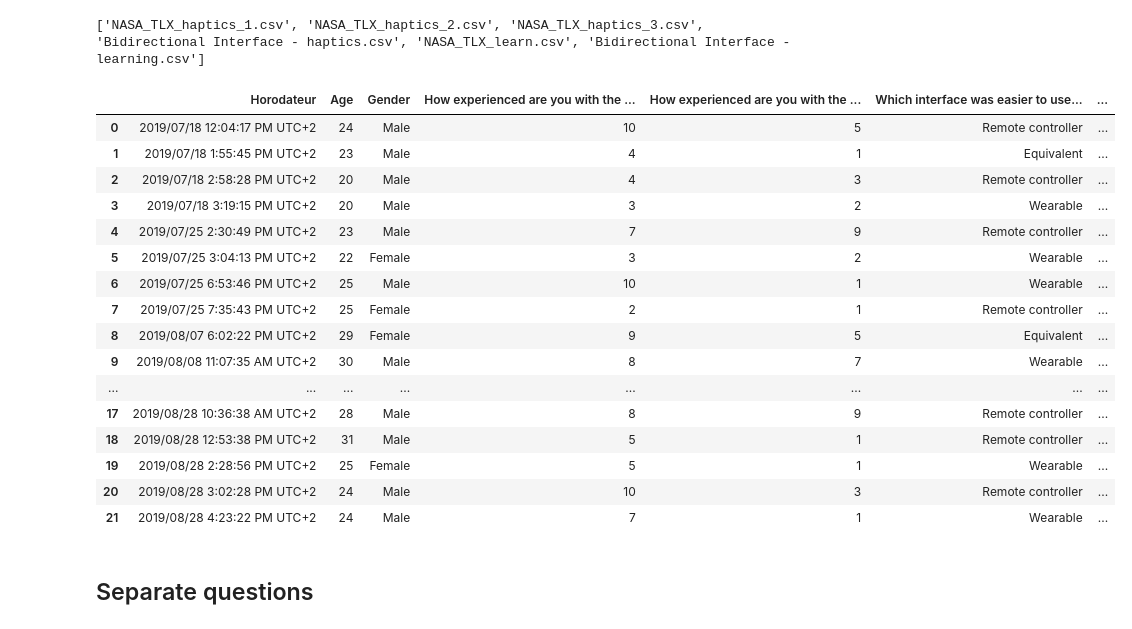
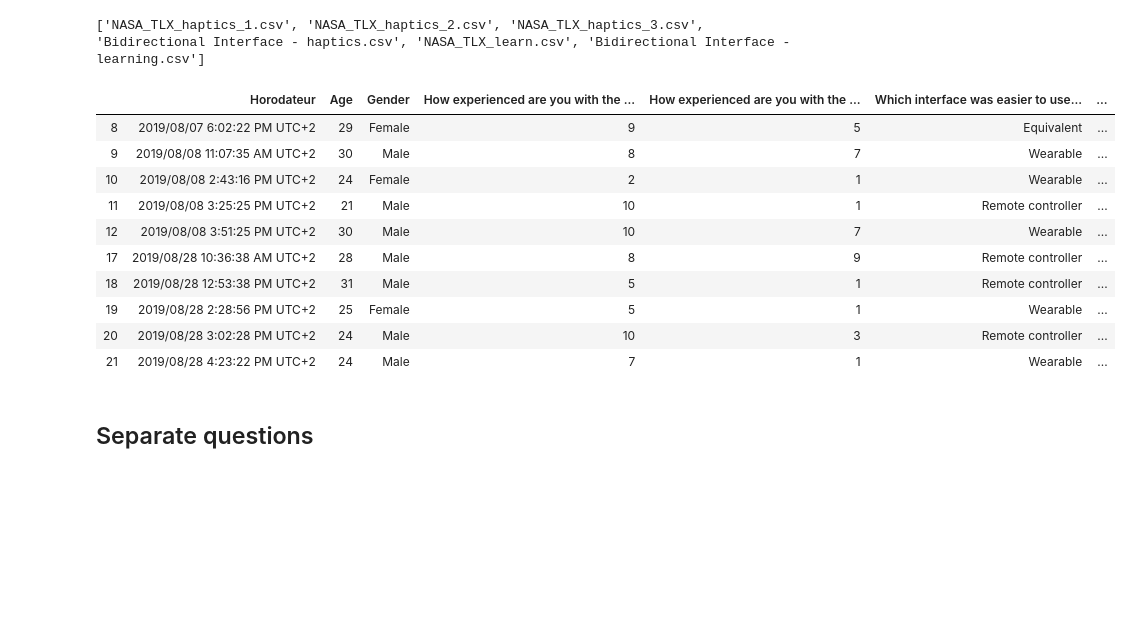
Before and after one commit to medioman22/Bidirectional_Interface, a Jupyter notebook: data_analysis/Surveys/analyze_form_learn.ipynb, the cells around one changed output. Drawn from its saved outputs; the diff is of its cells as text; code cells hidden in the pictures; blank space fills up the shorter version.

```diff
--- a/data_analysis/Surveys/analyze_form_learn.ipynb
+++ b/data_analysis/Surveys/analyze_form_learn.ipynb
@@ -40,20 +40,19 @@ csv = surveys[5]
 ['NASA_TLX_haptics_1.csv', 'NASA_TLX_haptics_2.csv', 'NASA_TLX_haptics_3.csv', 'Bidirectional Interface - haptics.csv', 'NASA_TLX_learn.csv', 'Bidirectional Interface - learning.csv']
 # %%
 answers_df = pd.read_csv(os.path.join(folder, csv))
-answers_df
+
+answers_df_sim = answers_df.iloc[[8,9,10,11,12,17,18,19,20,21]]
+answers_df_sim
+
+answers_df_hw = answers_df.iloc[[13,14,15,16]]
+answers_df_sim
 # %% [output]
 |  | Horodateur | Age | Gender | How experienced are you with the ... | How experienced are you with the ... | Which interface was easier to use... | ... |
-| 0 | 2019/07/18 12:04:17 PM UTC+2 | 24 | Male | 10 | 5 | Remote controller | ... |
-| 1 | 2019/07/18 1:55:45 PM UTC+2 | 23 | Male | 4 | 1 | Equivalent | ... |
-| 2 | 2019/07/18 2:58:28 PM UTC+2 | 20 | Male | 4 | 3 | Remote controller | ... |
-| 3 | 2019/07/18 3:19:15 PM UTC+2 | 20 | Male | 3 | 2 | Wearable | ... |
-| 4 | 2019/07/25 2:30:49 PM UTC+2 | 23 | Male | 7 | 9 | Remote controller | ... |
-| 5 | 2019/07/25 3:04:13 PM UTC+2 | 22 | Female | 3 | 2 | Wearable | ... |
-| 6 | 2019/07/25 6:53:46 PM UTC+2 | 25 | Male | 10 | 1 | Wearable | ... |
-| 7 | 2019/07/25 7:35:43 PM UTC+2 | 25 | Female | 2 | 1 | Remote controller | ... |
 | 8 | 2019/08/07 6:02:22 PM UTC+2 | 29 | Female | 9 | 5 | Equivalent | ... |
 | 9 | 2019/08/08 11:07:35 AM UTC+2 | 30 | Male | 8 | 7 | Wearable | ... |
-| ... | ... | ... | ... | ... | ... | ... | ... |
+| 10 | 2019/08/08 2:43:16 PM UTC+2 | 24 | Female | 2 | 1 | Wearable | ... |
+| 11 | 2019/08/08 3:25:25 PM UTC+2 | 21 | Male | 10 | 1 | Remote controller | ... |
+| 12 | 2019/08/08 3:51:25 PM UTC+2 | 30 | Male | 10 | 7 | Wearable | ... |
 | 17 | 2019/08/28 10:36:38 AM UTC+2 | 28 | Male | 8 | 9 | Remote controller | ... |
 | 18 | 2019/08/28 12:53:38 PM UTC+2 | 31 | Male | 5 | 1 | Remote controller | ... |
 | 19 | 2019/08/28 2:28:56 PM UTC+2 | 25 | Female | 5 | 1 | Wearable | ... |
```
Also changed, not shown: parts of 6 cells of this notebook, 6 other files.
